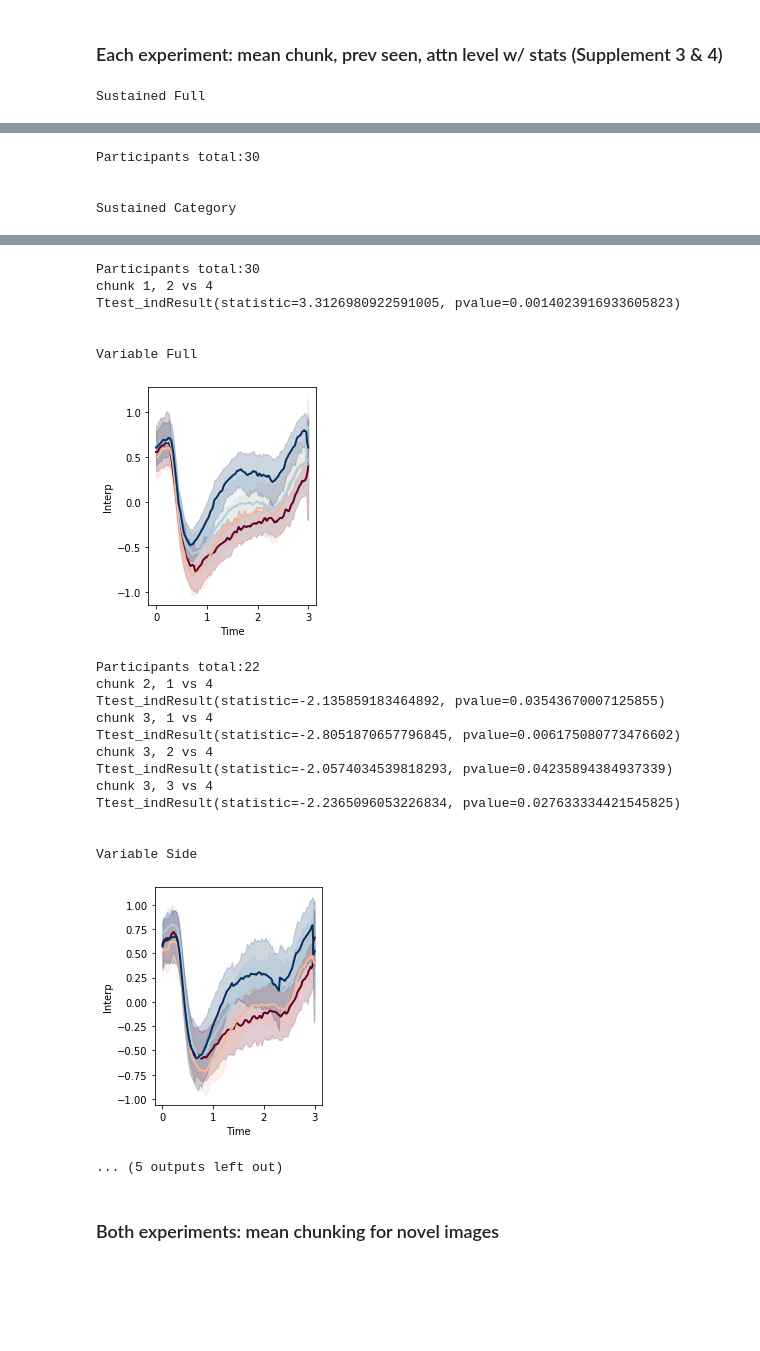
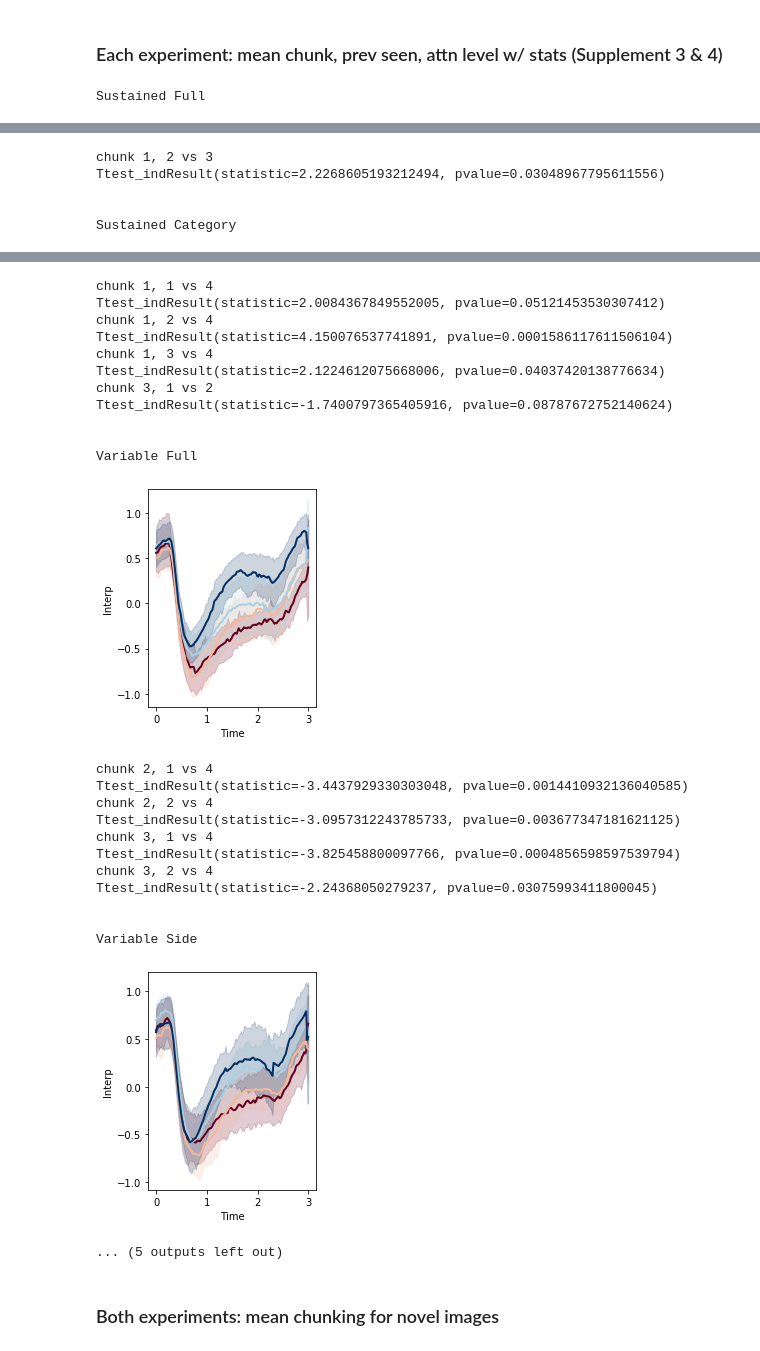
Before and after one commit to ContextLab/pupil-memory-analysis, a Jupyter notebook: code/3_analyze_data.ipynb, the cells around one changed output, grey strips where cells are left out. Drawn from its saved outputs; the diff is of its cells as text; code cells hidden in the pictures; blank space fills up the shorter version.

Commit message:
mem trial analyses with stats for p<0.1

```diff
--- a/code/3_analyze_data.ipynb
+++ b/code/3_analyze_data.ipynb
@@ -290,7 +183,7 @@ for e in ['Full','Side','Category','None']:
 
     plt.savefig('COMBINED_all_'+e+'_presentation.pdf')
     plt.show()
-    print('Participants total:' + str(len(data['UniqueID'].unique())))
+    # print('Participants total:' + str(len(data['UniqueID'].unique())))
 
     binnies =  these_bins
     binnies = list(binnies['Both'])
@@ -339,7 +232,7 @@ for e in ['Full','Side','Category','None']:
     # pairwise t-tests
     # print result
     for t,n in zip([1,2,3,4,5],[one, two, three, four, five]):
-        if n.pvalue<=.06:
+        if n.pvalue<=.1:
             print(e+' chunk ' + str(t)+': '); print(n); print()
 
     print();print()
@@ -512,13 +400,14 @@ for exp in ['Sustained','Variable']:
                     hue='Familiarity Rating', linewidth = 2,
                     palette="RdBu", legend=False)
         plt.show()
-        print('Participants total:' + str(len(data['UniqueID'].unique())))
+        # print('Participants total:' + str(len(data['UniqueID'].unique())))
 
         binnies =  these_bins
         binnies = list(binnies['Both'])
 
         # for each chunk
-        chunk_1 = attn_group[(attn_group['Attention Level']==e)&(attn_group['Attention Level']==e)&(attn_group['Time']>=binnies[0])
+        chunk_1 = attn_group[(attn_group['Experiment']==exp)&(attn_group['Attention Level']==e)
+                             &(attn_group['Time']>=binnies[0])
                              &(attn_group['Time']<=binnies[1])]
         chunk_1 = chunk_1.groupby(['UniqueID','Familiarity Rating'], as_index=False).mean()
     #     print('chunk 1, rating 4 participants: '+str(len(chunk_1[chunk_1['Familiarity Rating']==4]['UniqueID'].unique())))
@@ -529,11 +418,11 @@ for exp in ['Sustained','Variable']:
         for a in [(1,2), (1,3), (1,4), (2,3), (2,4), (3, 4)]:
             stat = scipy.stats.ttest_ind(chunk_1[chunk_1['Familiarity Rating']==a[0]]['Interp'],
                                         chunk_1[chunk_1['Familiarity Rating']==a[1]]['Interp'])
-            if stat.pvalue<=.06:
+            if stat.pvalue<=.1:
                 print('chunk 1, '+str(a[0])+" vs "+str(a[1]))
                 print(stat)
 
-        chunk_2 = attn_group[(attn_group['Attention Level']==e)&(attn_group['Attention Level']==e)&(attn_group['Time']>=binnies[2])
+        chunk_2 = attn_group[(attn_group['Experiment']==exp)&(attn_group['Attention Level']==e)&(attn_group['Time']>=binnies[2])
                              &(attn_group['Time']<=binnies[3])]
         chunk_2 = chunk_2.groupby(['UniqueID','Familiarity Rating'], as_index=False).mean()
     #     print('chunk 2, rating 4 participants: '+str(len(chunk_2[chunk_2['Familiarity Rating']==4]['UniqueID'].unique())))
@@ -545,11 +434,11 @@ for exp in ['Sustained','Variable']:
         for a in [(1,2), (1,3), (1,4), (2,3), (2,4), (3, 4)]:
             stat = scipy.stats.ttest_ind(chunk_2[chunk_2['Familiarity Rating']==a[0]]['Interp'],
                                         chunk_2[chunk_2['Familiarity Rating']==a[1]]['Interp'])
-            if stat.pvalue<=.06:
+            if stat.pvalue<=.1:
                 print('chunk 2, '+str(a[0])+" vs "+str(a[1]))
                 print(stat)
 
-        chunk_3 = attn_group[(attn_group['Attention Level']==e)&(attn_group['Attention Level']==e)
+        chunk_3 = attn_group[(attn_group['Experiment']==exp)&(attn_group['Attention Level']==e)
                              &(attn_group['Time']>=binnies[4])&(attn_group['Time']<=binnies[5])]
         chunk_3 = chunk_3.groupby(['UniqueID','Familiarity Rating'], as_index=False).mean()
 
@@ -562,11 +451,11 @@ for exp in ['Sustained','Variable']:
         for a in [(1,2), (1,3), (1,4), (2,3), (2,4), (3, 4)]:
             stat = scipy.stats.ttest_ind(chunk_3[chunk_3['Familiarity Rating']==a[0]]['Interp'],
                                         chunk_3[chunk_3['Familiarity Rating']==a[1]]['Interp'])
-            if stat.pvalue<=.06:
+            if stat.pvalue<=.1:
                 print('chunk 3, '+str(a[0])+" vs "+str(a[1]))
                 print(stat)
 
-        chunk_4 = attn_group[(attn_group['Attention Level']==e)&(attn_group['Attention Level']==e)
+        chunk_4 = attn_group[(attn_group['Experiment']==exp)&(attn_group['Attention Level']==e)
                              &(attn_group['Time']>=binnies[5])&(attn_group['Time']<=binnies[6])]
         chunk_4 = chunk_4.groupby(['UniqueID','Familiarity Rating'], as_index=False).mean()
 
@@ -579,11 +468,11 @@ for exp in ['Sustained','Variable']:
         for a in [(1,2), (1,3), (1,4), (2,3), (2,4), (3, 4)]:
             stat = scipy.stats.ttest_ind(chunk_4[chunk_4['Familiarity Rating']==a[0]]['Interp'],
                                     chunk_4[chunk_4['Familiarity Rating']==a[1]]['Interp'])
-        if stat.pvalue<=.06:
+        if stat.pvalue<=.1:
             print('chunk 4, '+str(a[0])+" vs "+str(a[1]))
             print(stat)
 
-        chunk_5 = attn_group[(attn_group['Attention Level']==e)&(attn_group['Attention Level']==e)
+        chunk_5 = attn_group[(attn_group['Experiment']==exp)&(attn_group['Attention Level']==e)&(attn_group['Attention Level']==e)
                              &(attn_group['Time']>=binnies[7])&(attn_group['Time']<=binnies[8])]
         chunk_5 = chunk_5.groupby(['UniqueID','Familiarity Rating'], as_index=False).mean()
 
@@ -596,7 +485,7 @@ for exp in ['Sustained','Variable']:
         for a in [(1,2), (1,3), (1,4), (2,3), (2,4), (3, 4)]:
             stat = scipy.stats.ttest_ind(chunk_5[chunk_5['Familiarity Rating']==a[0]]['Interp'],
                                     chunk_5[chunk_5['Familiarity Rating']==a[1]]['Interp'])
-        if stat.pvalue<=.06:
+        if stat.pvalue<=.1:
 
             print(exp+' chunk 5, '+str(a[0])+" vs "+str(a[1]))
             print(stat)
@@ -618,7 +500,8 @@ Ttest_indResult(statistic=-2.2365096053226834, pvalue=0.027633334421545825)
 
 Sustained Side
 [figure]
-Participants total:30
+chunk 1, 2 vs 3
+Ttest_indResult(statistic=2.2268605193212494, pvalue=0.03048967795611556)
 
 
 Sustained Category
@@ -633,27 +521,31 @@ Ttest_indResult(statistic=-1.9516962790677646, pvalue=0.054346824799224015)
 
 
 Sustained None
 [figure]
-Participants total:30
+chunk 1, 1 vs 4
+Ttest_indResult(statistic=2.0084367849552005, pvalue=0.05121453530307412)
 chunk 1, 2 vs 4
-Ttest_indResult(statistic=3.3126980922591005, pvalue=0.0014023916933605823)
+Ttest_indResult(statistic=4.150076537741891, pvalue=0.0001586117611506104)
+chunk 1, 3 vs 4
+Ttest_indResult(statistic=2.1224612075668006, pvalue=0.04037420138776634)
+chunk 3, 1 vs 2
+Ttest_indResult(statistic=-1.7400797365405916, pvalue=0.08787672752140624)
 
 
 Variable Full
 [figure]
-Participants total:22
 chunk 2, 1 vs 4
-Ttest_indResult(statistic=-2.135859183464892, pvalue=0.03543670007125855)
+Ttest_indResult(statistic=-3.4437929330303048, pvalue=0.0014410932136040585)
+chunk 2, 2 vs 4
+Ttest_indResult(statistic=-3.0957312243785733, pvalue=0.003677347181621125)
 chunk 3, 1 vs 4
-Ttest_indResult(statistic=-2.8051870657796845, pvalue=0.006175080773476602)
+Ttest_indResult(statistic=-3.825458800097766, pvalue=0.0004856598597539794)
 chunk 3, 2 vs 4
-Ttest_indResult(statistic=-2.0574034539818293, pvalue=0.04235894384937339)
-chunk 3, 3 vs 4
-Ttest_indResult(statistic=-2.2365096053226834, pvalue=0.027633334421545825)
+Ttest_indResult(statistic=-2.24368050279237, pvalue=0.03075993411800045)
 
 
 Variable Side
-[figure, old version]
+[figure, new version]
 ... (5 outputs left out)
 # %% [markdown]
 ### Both experiments: mean chunking for novel images
```
Also changed, not shown: parts of 21 cells of this notebook, 1 other file.
